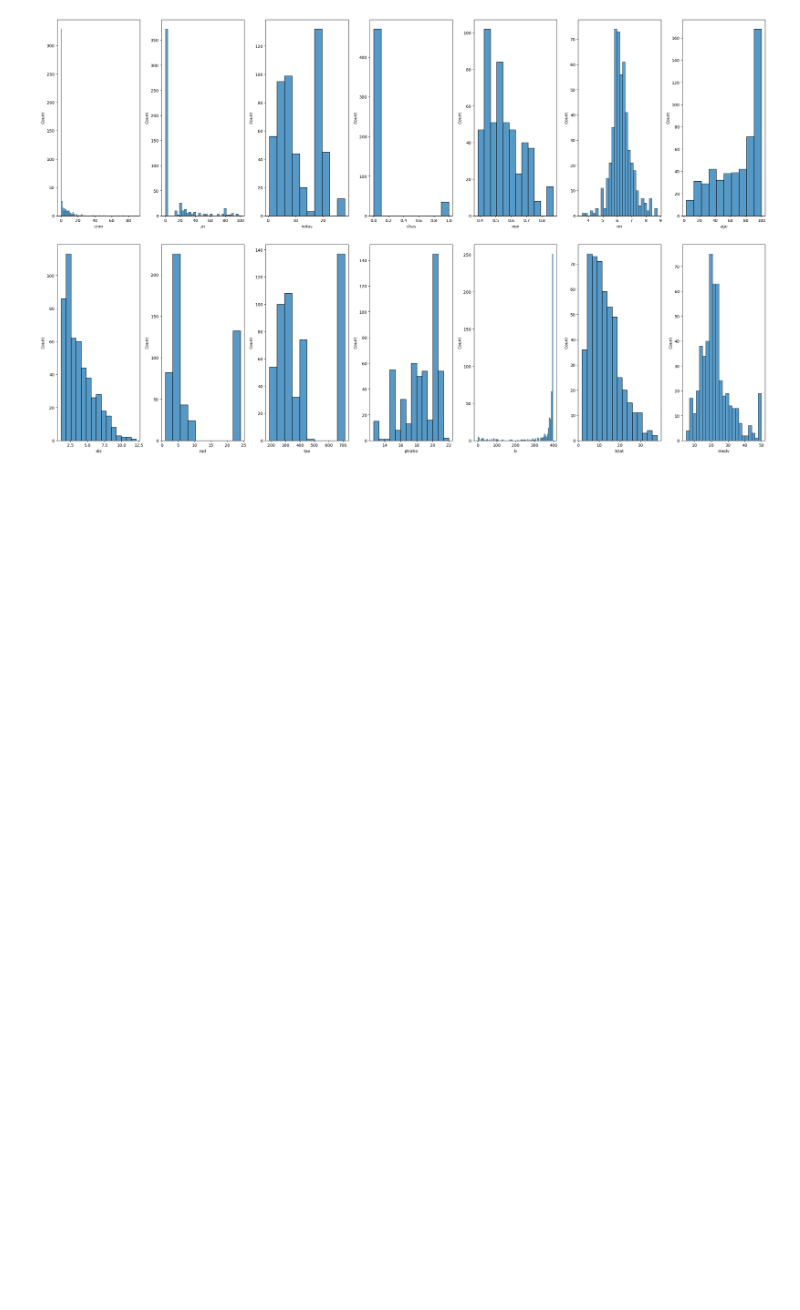
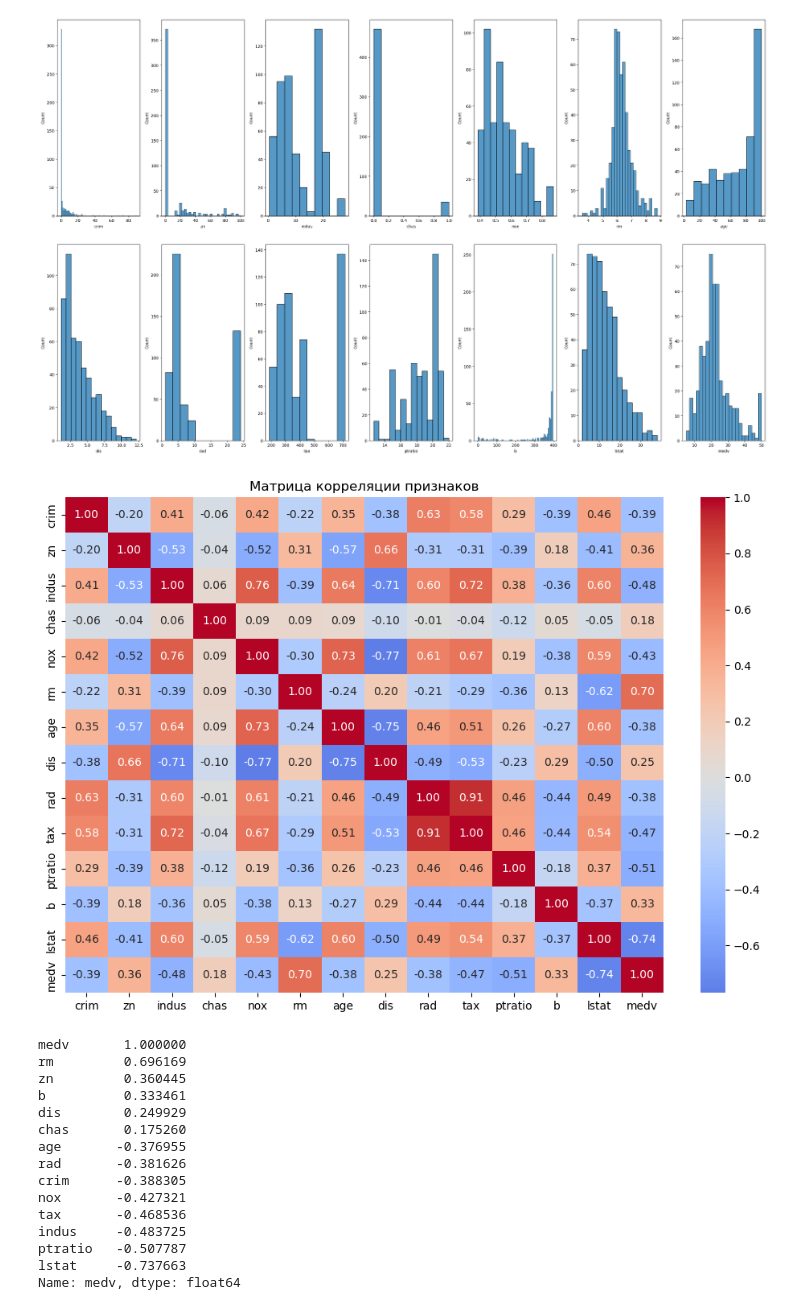
Before and after one commit to YuliyaGorodnaya/TMS-ml, a Jupyter notebook: Homework_5_EDA_analysis.ipynb, the cells around one changed output. Cells and saved outputs as stored; diff of their text form; code cells hidden in the pictures; blank space fills up the shorter version.

Commit message:
Uploaded homework 7 (homework_5 is updated + 2 versions of linear regression for Boston Housing Dataset are added).

```diff
--- a/Homework_5_EDA_analysis.ipynb
+++ b/Homework_5_EDA_analysis.ipynb
@@ -1,7 +1,7 @@
 # %%
 import pandas as pd
 # %%
-df = pd.read_csv("BostonHousing.csv")
+df = pd.read_csv("./additional/BostonHousingDataset.csv")
 # %%
 df
 # %% [output]
@@ -177,3 +143,32 @@ for k,v in df.items():
 plt.tight_layout(pad = 0.4, w_pad = 0.4, h_pad = 4.0)
 # %% [output]
 [figure]
+# %%
+corr_matrix = df.corr() # расчёт корреляции
+
+# визуализация с seaborn
+plt.figure(figsize=(12, 8))
+sns.heatmap(corr_matrix, annot=True, fmt=".2f", cmap='coolwarm', center=0)
+plt.title('Матрица корреляции признаков')
+plt.show()
+
+# сортировка по целевой переменной
+target_corr = corr_matrix['medv'].sort_values(ascending=False)
+target_corr
+# %% [output]
+[figure, added]
+medv       1.000000
+rm         0.696169
+zn         0.360445
+b          0.333461
+dis        0.249929
+chas       0.175260
+age       -0.376955
+rad       -0.381626
+crim      -0.388305
+nox       -0.427321
+tax       -0.468536
+indus     -0.483725
+ptratio   -0.507787
+lstat     -0.737663
+Name: medv, dtype: float64
```
Also changed, not shown: parts of 19 cells of this notebook, 2 other files.
